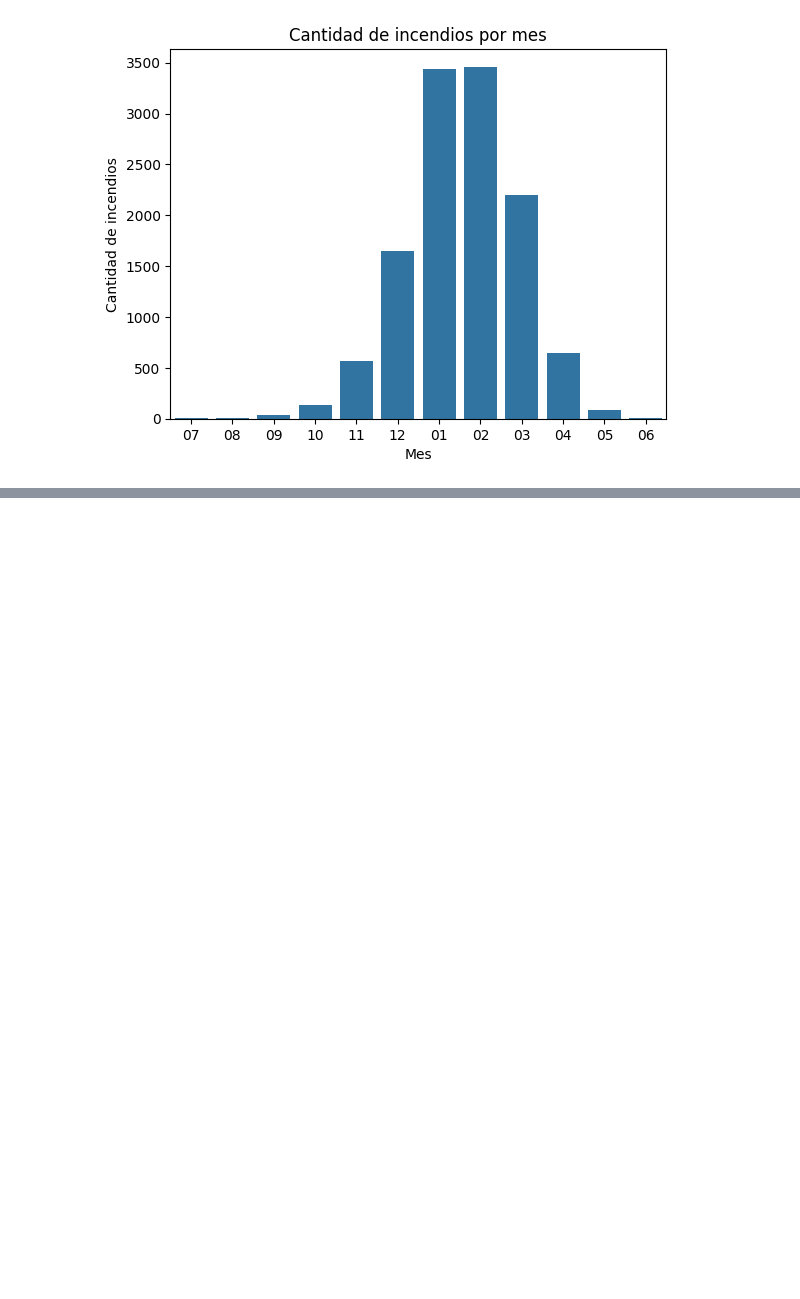
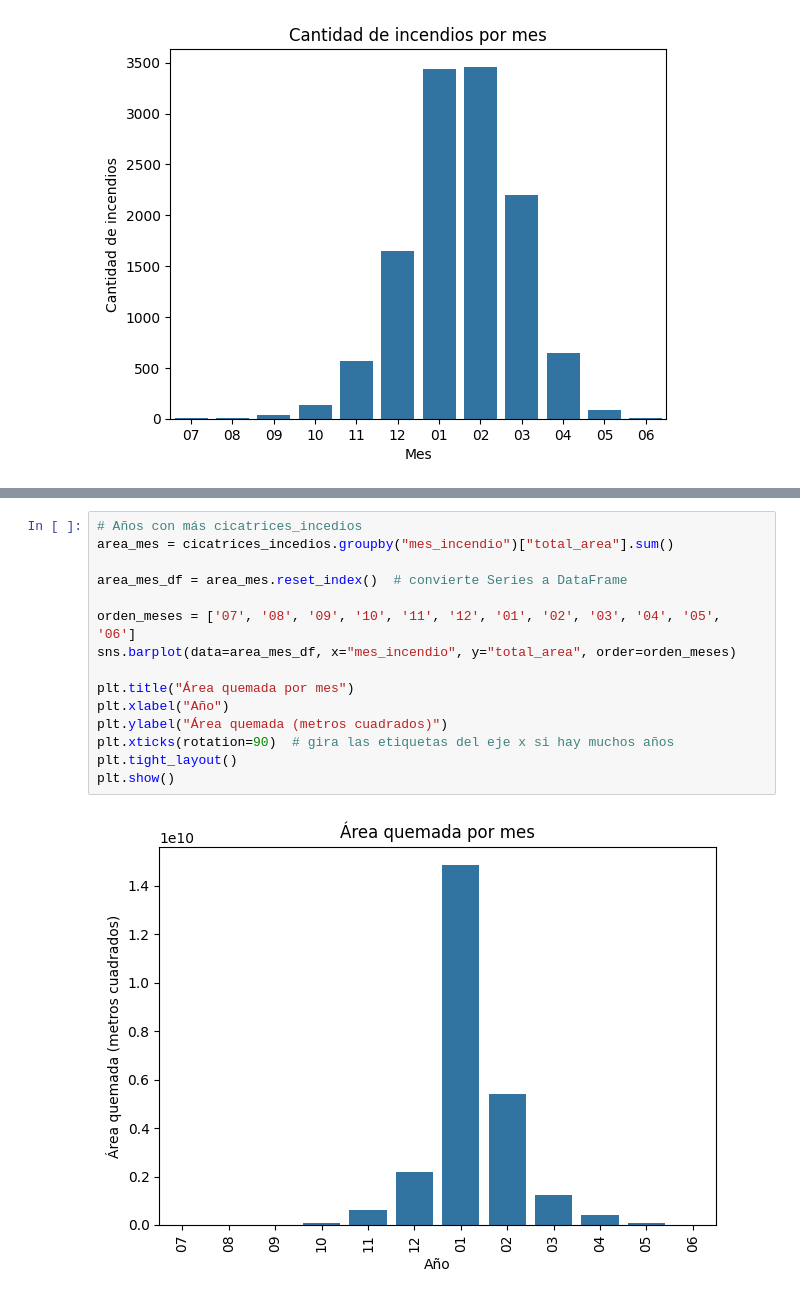
Before and after one commit to Kiki1108/incendios, a Jupyter notebook: analisis_chile.ipynb, the cells around one changed output, grey strips where cells are left out. Drawn from its saved outputs; the diff is of its cells as text; blank space fills up the shorter version.

```diff
--- a/analisis_chile.ipynb
+++ b/analisis_chile.ipynb
@@ -181,0 +207,17 @@ plt.show()
+# %%
+# Años con más cicatrices_incedios
+area_mes = cicatrices_incedios.groupby("mes_incendio")["total_area"].sum()
+
+area_mes_df = area_mes.reset_index()  # convierte Series a DataFrame
+
+orden_meses = ['07', '08', '09', '10', '11', '12', '01', '02', '03', '04', '05', '06']
+sns.barplot(data=area_mes_df, x="mes_incendio", y="total_area", order=orden_meses)
+
+plt.title("Área quemada por mes")
+plt.xlabel("Año")
+plt.ylabel("Área quemada (metros cuadrados)")
+plt.xticks(rotation=90)  # gira las etiquetas del eje x si hay muchos años
+plt.tight_layout()
+plt.show()
+# %% [output]
+[figure, added]
```
Also changed, not shown: parts of 4 cells of this notebook, 3 other files.
